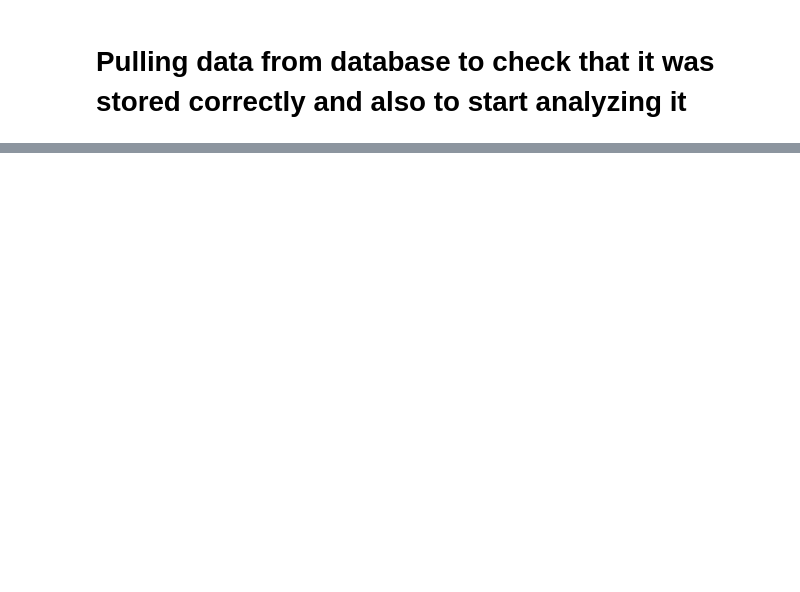
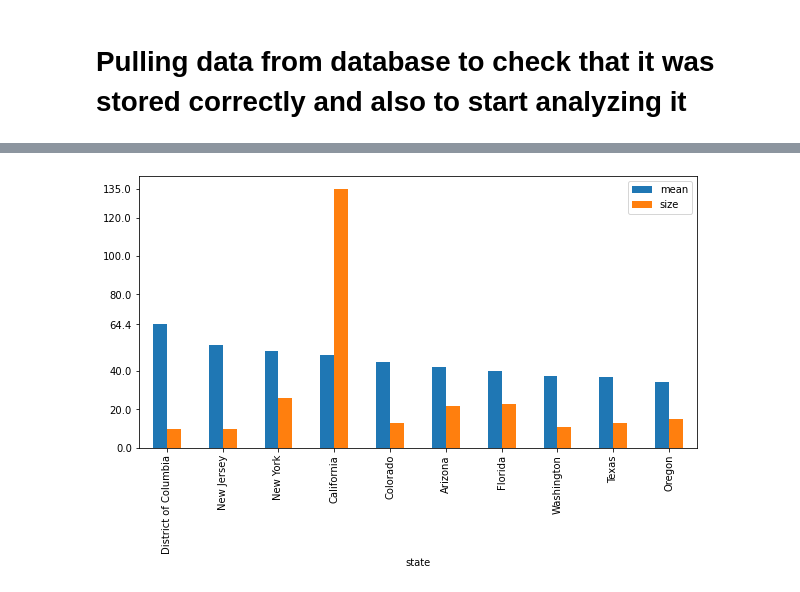
Before and after one commit to papir805/craigslist_web_scraper, a Jupyter notebook: CL_eda/tutoring_EDA_with_SQL.ipynb, the cells around one changed output, grey strips where cells are left out. Drawn from its saved outputs; the diff is of its cells as text; code cells hidden in the pictures; blank space fills up the shorter version.

```diff
--- a/CL_eda/tutoring_EDA_with_SQL.ipynb
+++ b/CL_eda/tutoring_EDA_with_SQL.ipynb
@@ -22,0 +29,11 @@ df_sql.tail()
+# %%
+st_cnt_greater_10 = state_counts_df['state_counts']>=10
+st_avg_greater_10 = state_counts_df[st_cnt_greater_10].groupby('state')['price'].agg(['mean', 'size'])
+
+fig, ax = plt.subplots(1,1,figsize=(10,5))
+#state_counts_df[st_cnt_greater_10]['state'].value_counts().plot(kind='bar', ax=ax);
+
+st_avg.sort_values(by='mean', ascending=False).plot(kind='bar', ax=ax)
+ax.set_yticks([0, 20, 40, st_avg['mean'].max(), 80, 100, 120, st_avg['size'].max()]);
+# %% [output]
+[figure, added]
```
Also changed, not shown: parts of 19 cells of this notebook.
